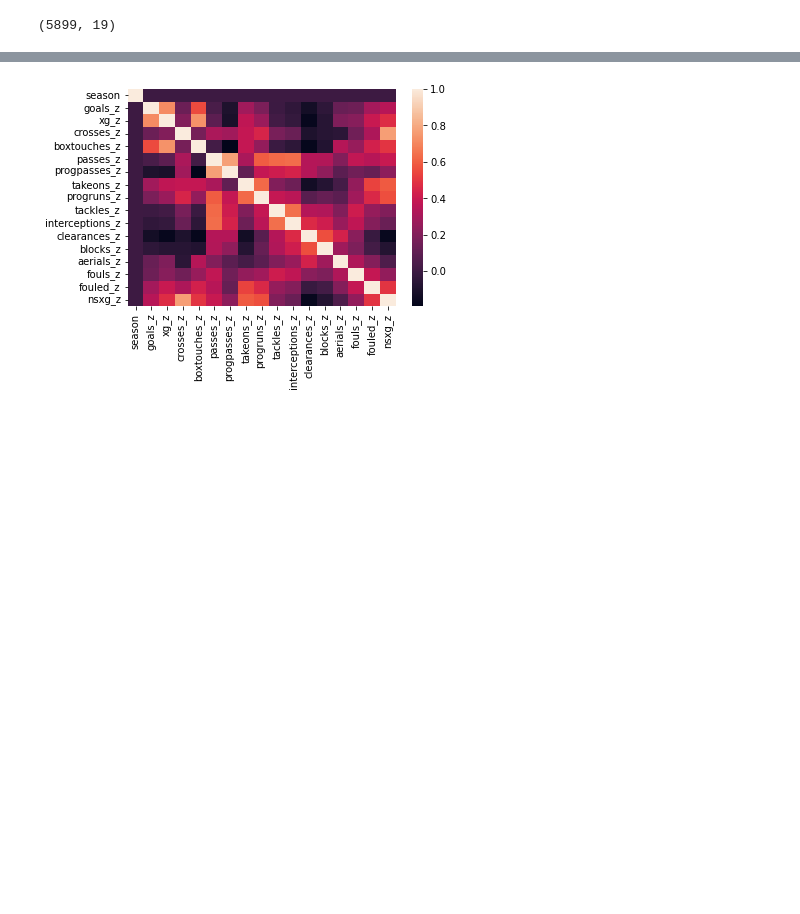
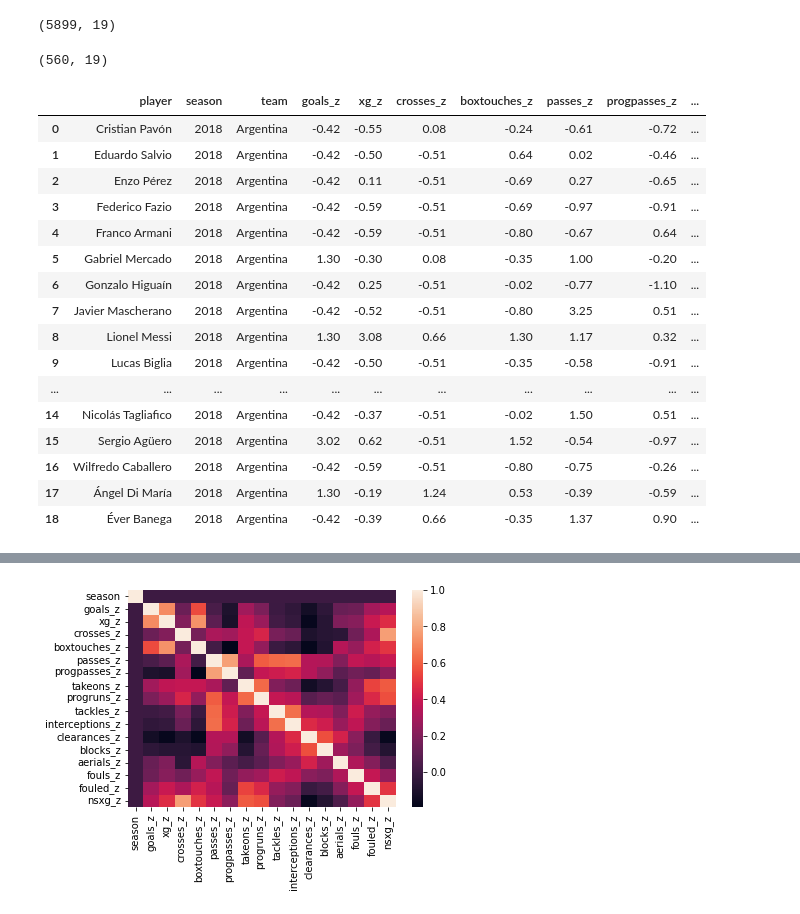
Before and after one commit to RyanJTalbot/bookcamp, a Jupyter notebook: world_cup/fifa/features.ipynb, the cells around one changed output, grey strips where cells are left out. Drawn from its saved outputs; the diff is of its cells as text; code cells hidden in the pictures; blank space fills up the shorter version.

```diff
--- a/world_cup/fifa/features.ipynb
+++ b/world_cup/fifa/features.ipynb
@@ -33,6 +33,32 @@ matches.shape
 compare.shape
 # %% [output]
 (5899, 19)
+# %%
+wc2018 = compare[compare['season'] == 2018]
+# %%
+wc2018.shape
+# %% [output]
+(560, 19)
+# %%
+wc2018[wc2018['team'] == 'Argentina']
+# %% [output]
+|  | player | season | team | goals_z | xg_z | crosses_z | boxtouches_z | passes_z | progpasses_z | ... |
+| 0 | Cristian Pavón | 2018 | Argentina | -0.42 | -0.55 | 0.08 | -0.24 | -0.61 | -0.72 | ... |
+| 1 | Eduardo Salvio | 2018 | Argentina | -0.42 | -0.50 | -0.51 | 0.64 | 0.02 | -0.46 | ... |
+| 2 | Enzo Pérez | 2018 | Argentina | -0.42 | 0.11 | -0.51 | -0.69 | 0.27 | -0.65 | ... |
+| 3 | Federico Fazio | 2018 | Argentina | -0.42 | -0.59 | -0.51 | -0.69 | -0.97 | -0.91 | ... |
+| 4 | Franco Armani | 2018 | Argentina | -0.42 | -0.59 | -0.51 | -0.80 | -0.67 | 0.64 | ... |
+| 5 | Gabriel Mercado | 2018 | Argentina | 1.30 | -0.30 | 0.08 | -0.35 | 1.00 | -0.20 | ... |
+| 6 | Gonzalo Higuaín | 2018 | Argentina | -0.42 | 0.25 | -0.51 | -0.02 | -0.77 | -1.10 | ... |
+| 7 | Javier Mascherano | 2018 | Argentina | -0.42 | -0.52 | -0.51 | -0.80 | 3.25 | 0.51 | ... |
+| 8 | Lionel Messi | 2018 | Argentina | 1.30 | 3.08 | 0.66 | 1.30 | 1.17 | 0.32 | ... |
+| 9 | Lucas Biglia | 2018 | Argentina | -0.42 | -0.50 | -0.51 | -0.35 | -0.58 | -0.91 | ... |
+| ... | ... | ... | ... | ... | ... | ... | ... | ... | ... | ... |
+| 14 | Nicolás Tagliafico | 2018 | Argentina | -0.42 | -0.37 | -0.51 | -0.02 | 1.50 | 0.51 | ... |
+| 15 | Sergio Agüero | 2018 | Argentina | 3.02 | 0.62 | -0.51 | 1.52 | -0.54 | -0.97 | ... |
+| 16 | Wilfredo Caballero | 2018 | Argentina | -0.42 | -0.59 | -0.51 | -0.80 | -0.75 | -0.26 | ... |
+| 17 | Ángel Di María | 2018 | Argentina | 1.30 | -0.19 | 1.24 | 0.53 | -0.39 | -0.59 | ... |
+| 18 | Éver Banega | 2018 | Argentina | -0.42 | -0.39 | 0.66 | -0.35 | 1.37 | 0.90 | ... |
 # %%
 compare.corr()
 # %% [output]
```
